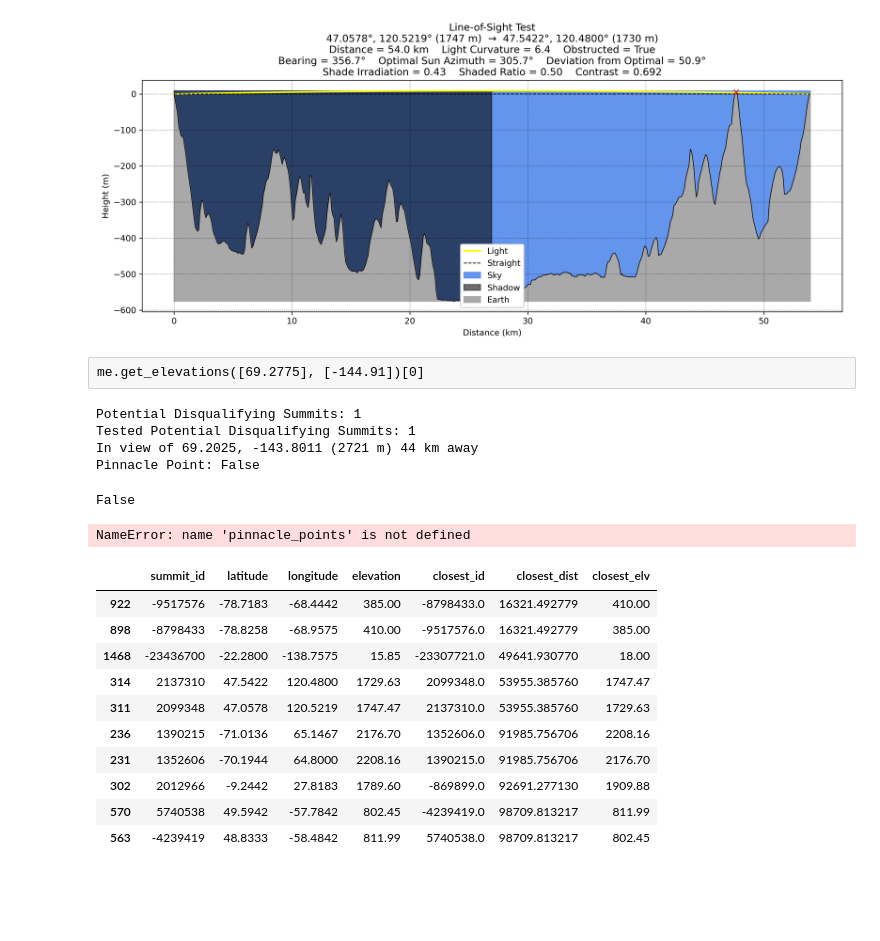
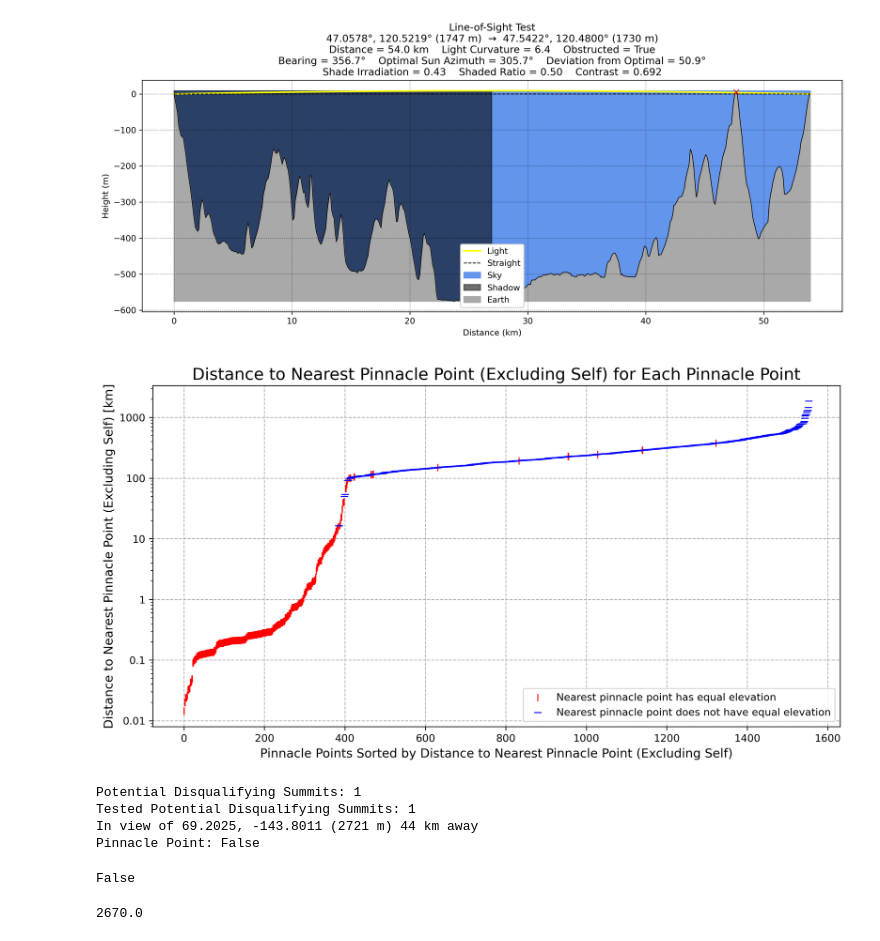
Before and after one commit to jgbreault/PinnaclePoints, a Jupyter notebook: scripts/general_analysis.ipynb, the cells around one changed output. Cells and saved outputs as stored; diff of their text form; code cells hidden in the pictures; blank space fills up the shorter version.

Commit message:
doing closest pinnacle point analysis

```diff
--- a/scripts/general_analysis.ipynb
+++ b/scripts/general_analysis.ipynb
@@ -56,26 +36,12 @@ los.process_full_line_of_sight()
 los.plot(legend_location='lower center')
 # %% [output]
 [figure]
-# %% [raw]
-me.get_elevations([69.2775], [-144.91])[0]
-# %%
-observer = me.Summit(
-    summit_id = -454766,
-    latitude = 69.2775,
-    longitude = -144.91,
-    elevation = 2712)
-
-observer.is_pinnacle_point()
-# %% [output]
-Potential Disqualifying Summits: 1
-Tested Potential Disqualifying Summits: 1
-In view of 69.2025, -143.8011 (2721 m) 44 km away
-Pinnacle Point: False
-False
 # %%
 import matplotlib.pyplot as plt
 from matplotlib.ticker import MaxNLocator
 import numpy as np
+
+pinnacle_points = pd.read_csv("../data/results/pinnacle_points/prm_iso/pinnacle_points.csv")
 
 def distance(lat1, lon1, lat2, lon2):
     return me.geod.line_length([lon2, lon1], [lat2, lat1])
@@ -104,46 +70,49 @@ mask = pinnacle_points["closest_elv"] == pinnacle_points["elevation"]
 fig, ax = plt.subplots(figsize=(12, 6), dpi=300)
 
 ax.scatter([i for i, m in zip(x, mask) if m],
            pinnacle_points["closest_dist"].divide(1000)[mask],
            s=50, marker='|', color='red', zorder=2,
            linewidth=1,
            label="Nearest pinnacle point has equal elevation")
 
 ax.scatter([i for i, m in zip(x, mask) if not m],
            pinnacle_points["closest_dist"].divide(1000)[~mask],
            s=50, marker='_', color='blue', zorder=2,
            linewidth=1,
            label="Nearest pinnacle point does not have equal elevation")
 
 ax.set_yscale("log")
 ax.grid(True, which="major", ls="--", zorder=0)
 
 fig.patch.set_facecolor("white")
 
 ax.set_title("Distance to Nearest Pinnacle Point (Excluding Self) for Each Pinnacle Point", fontsize=16)
 ax.set_xlabel("Pinnacle Points Sorted by Distance to Nearest Pinnacle Point (Excluding Self)", fontsize=12)
 ax.set_ylabel("Distance to Nearest Pinnacle Point (Excluding Self) [km]", fontsize=12)
 
 ax.set_yticks([0.01, 0.1, 1, 10, 100, 1000])
 ax.set_yticklabels(["0.01", "0.1", "1", "10", "100", "1000"])
 
 ax.legend(loc=4, facecolor="white")
 fig.savefig("../misc/images/distance_to_nearest_pinnacle_point", bbox_inches="tight")
 plt.show()
 # %% [output]
-NameError: name 'pinnacle_points' is not defined
+[figure, added]
-# %%
-true_pp = pinnacle_points.query('closest_elv != elevation').sort_values('closest_dist')
-true_pp.head(10)
-# %% [output]
-|  | summit_id | latitude | longitude | elevation | closest_id | closest_dist | closest_elv |
-| 922 | -9517576 | -78.7183 | -68.4442 | 385.00 | -8798433.0 | 16321.492779 | 410.00 |
-| 898 | -8798433 | -78.8258 | -68.9575 | 410.00 | -9517576.0 | 16321.492779 | 385.00 |
-| 1468 | -23436700 | -22.2800 | -138.7575 | 15.85 | -23307721.0 | 49641.930770 | 18.00 |
-| 314 | 2137310 | 47.5422 | 120.4800 | 1729.63 | 2099348.0 | 53955.385760 | 1747.47 |
-| 311 | 2099348 | 47.0578 | 120.5219 | 1747.47 | 2137310.0 | 53955.385760 | 1729.63 |
-| 236 | 1390215 | -71.0136 | 65.1467 | 2176.70 | 1352606.0 | 91985.756706 | 2208.16 |
-| 231 | 1352606 | -70.1944 | 64.8000 | 2208.16 | 1390215.0 | 91985.756706 | 2176.70 |
-| 302 | 2012966 | -9.2442 | 27.8183 | 1789.60 | -869899.0 | 92691.277130 | 1909.88 |
-| 570 | 5740538 | 49.5942 | -57.7842 | 802.45 | -4239419.0 | 98709.813217 | 811.99 |
-| 563 | -4239419 | 48.8333 | -58.4842 | 811.99 | 5740538.0 | 98709.813217 | 802.45 |
+# %%
+observer = me.Summit(
+    summit_id = -454766,
+    latitude = 69.2775,
+    longitude = -144.91,
+    elevation = 2712)
+
+observer.is_pinnacle_point()
+# %% [output]
+Potential Disqualifying Summits: 1
+Tested Potential Disqualifying Summits: 1
+In view of 69.2025, -143.8011 (2721 m) 44 km away
+Pinnacle Point: False
+False
+# %%
+me.get_elevations([69.2775], [-144.91])[0]
+# %% [output]
+2670.0
```
Also changed, not shown: parts of 6 cells of this notebook, 10 other files.
